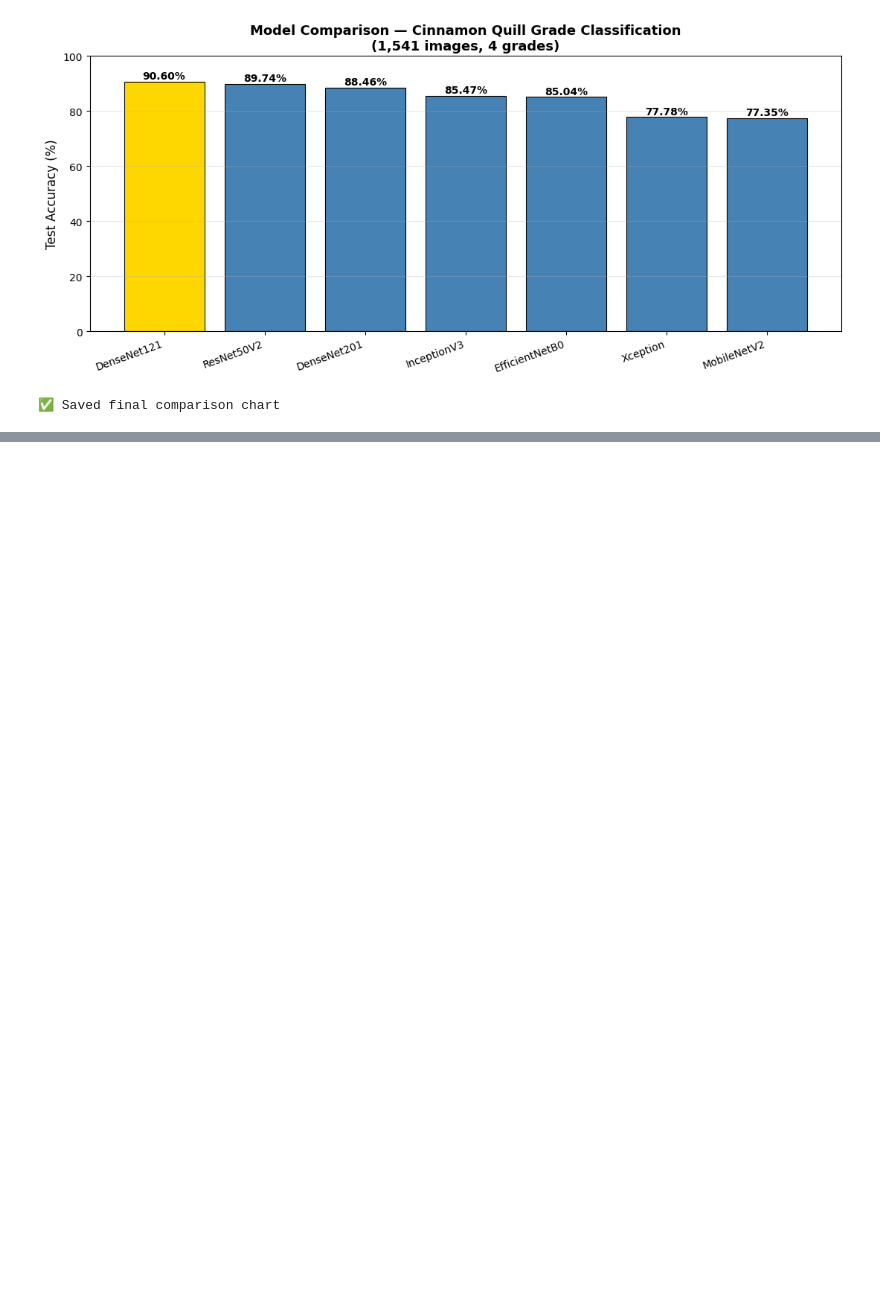
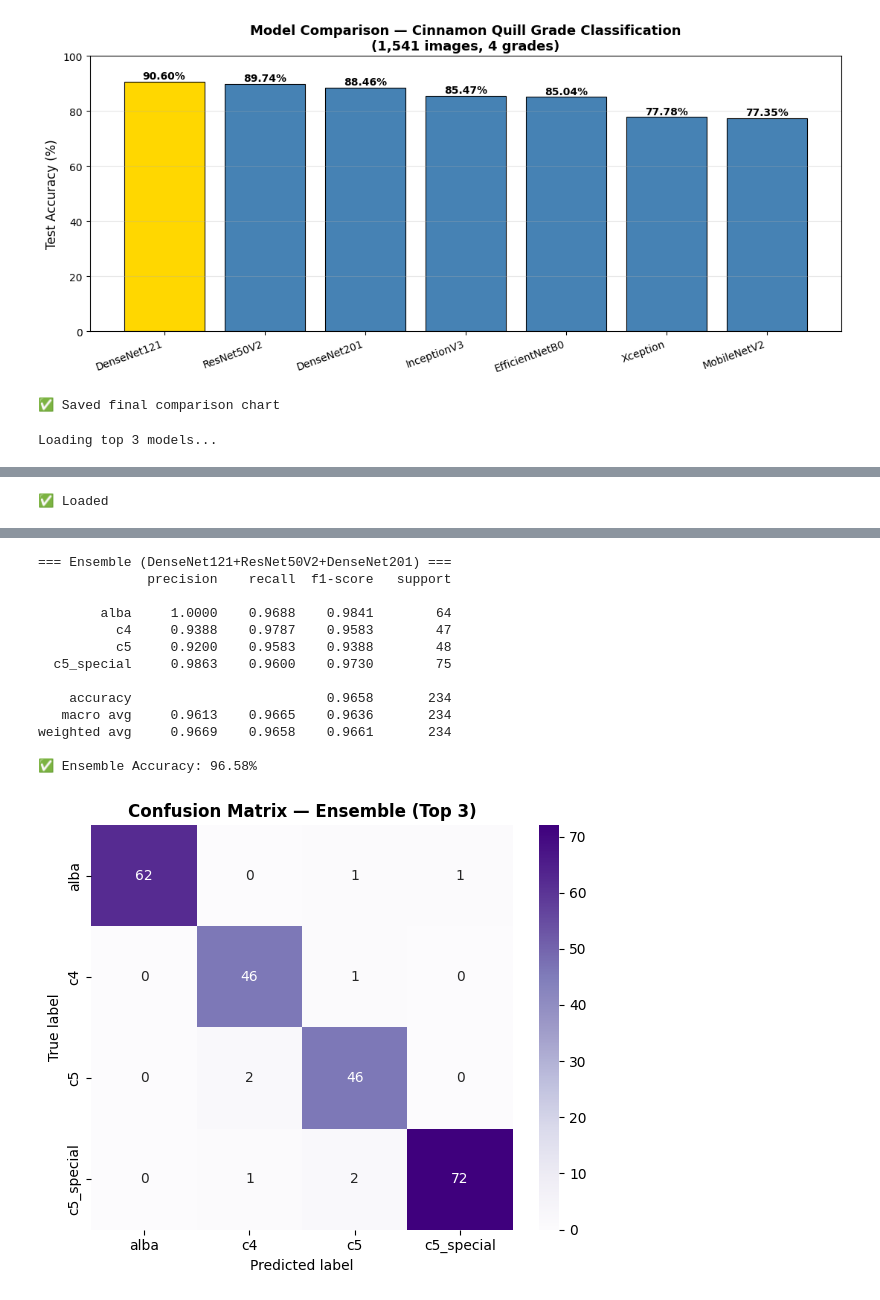
Before and after one commit to sachini86/MyResearch, a Jupyter notebook: Xceptionmodel.ipynb, the cells around one changed output, grey strips where cells are left out. Cells and saved outputs as stored; diff of their text form; code cells hidden in the pictures; blank space fills up the shorter version.

```diff
--- a/Xceptionmodel.ipynb
+++ b/Xceptionmodel.ipynb
@@ -758,3 +759,44 @@ print('✅ Saved final comparison chart')
 # %% [output]
 [figure]
 ✅ Saved final comparison chart
+# %%
+from tensorflow.keras.models import load_model
+
+print('Loading top 3 models...')
+m1 = load_model(f'{SAVE_DIR}/best_DenseNet121.h5')
+m2 = load_model(f'{SAVE_DIR}/best_ResNet50V2.h5')
+m3 = load_model(f'{SAVE_DIR}/best_DenseNet201.h5')
+print('✅ Loaded')
+
+test_data.reset()
+y_true = test_data.classes
+labels = list(test_data.class_indices.keys())
+
+test_data.reset(); p1 = m1.predict(test_data, verbose=0)
+test_data.reset(); p2 = m2.predict(test_data, verbose=0)
+test_data.reset(); p3 = m3.predict(test_data, verbose=0)
+
+# Weighted average — weight by individual accuracy
+w = np.array([0.9060, 0.8974, 0.8846])
+w = w / w.sum()
+final_probs = w[0]*p1 + w[1]*p2 + w[2]*p3
+y_pred = np.argmax(final_probs, axis=1)
+
+acc_ensemble = accuracy_score(y_true, y_pred)
+print(f'\n=== Ensemble (DenseNet121+ResNet50V2+DenseNet201) ===')
+print(classification_report(y_true, y_pred, target_names=labels, digits=4))
+print(f'✅ Ensemble Accuracy: {acc_ensemble*100:.2f}%')
+
+cm = confusion_matrix(y_true, y_pred)
+plt.figure(figsize=(6,5))
+sns.heatmap(cm, annot=True, fmt='d', cmap='Purples',
+            xticklabels=labels, yticklabels=labels)
+plt.title('Confusion Matrix — Ensemble (Top 3)', fontweight='bold')
+plt.ylabel('True label'); plt.xlabel('Predicted label')
+plt.tight_layout()
+plt.savefig(f'{SAVE_DIR}/cm_ensemble.png', dpi=150)
+plt.show()
+
+results['Ensemble (Top 3)'] = {'accuracy': acc_ensemble}
+# %% [output]
+Loading top 3 models...
@@ -760,0 +806 @@ print('✅ Saved final comparison chart')
+✅ Loaded
@@ -760,0 +808,14 @@ print('✅ Saved final comparison chart')
+=== Ensemble (DenseNet121+ResNet50V2+DenseNet201) ===
+              precision    recall  f1-score   support
+
+        alba     1.0000    0.9688    0.9841        64
+          c4     0.9388    0.9787    0.9583        47
+          c5     0.9200    0.9583    0.9388        48
+  c5_special     0.9863    0.9600    0.9730        75
+
+    accuracy                         0.9658       234
+   macro avg     0.9613    0.9665    0.9636       234
+weighted avg     0.9669    0.9658    0.9661       234
+
+✅ Ensemble Accuracy: 96.58%
+[figure, added]
```
Also changed, not shown: parts of 11 cells of this notebook.
